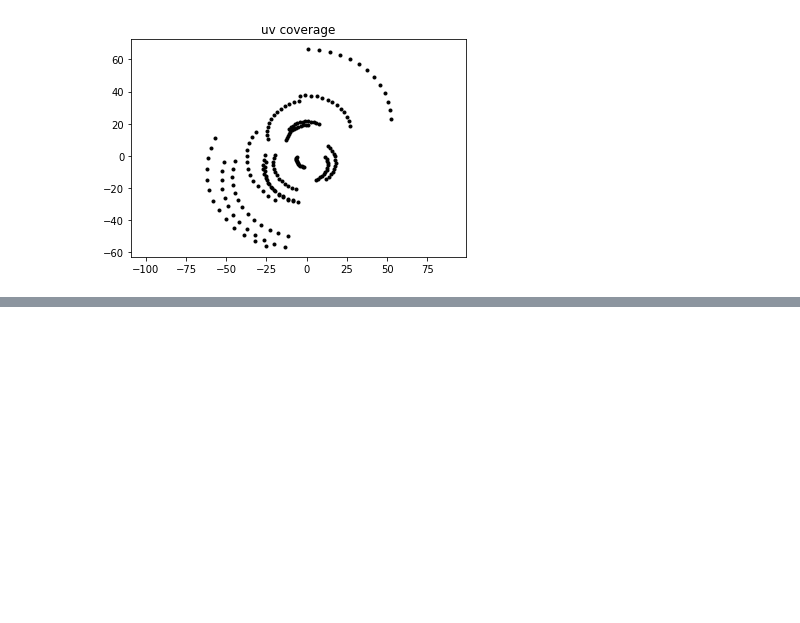
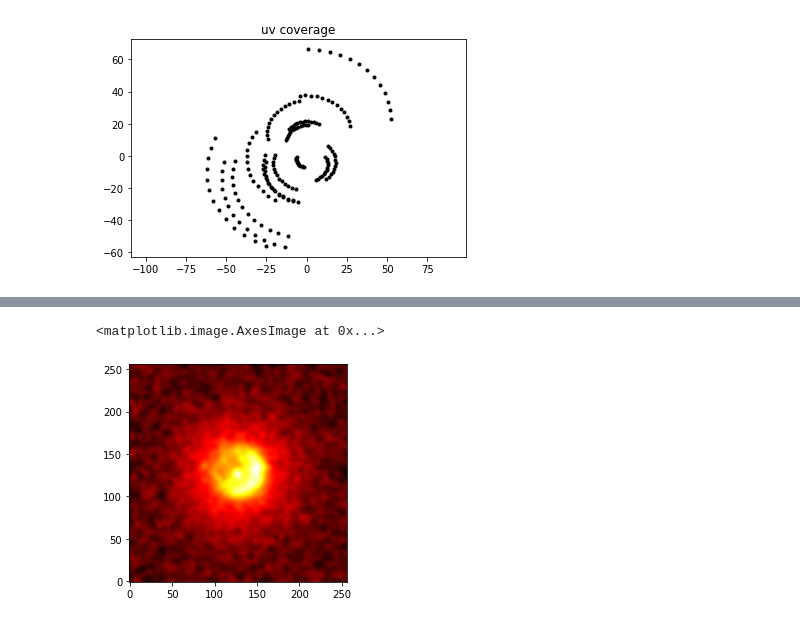
Before and after one commit to AlexandreAdam/ExoRIM, a Jupyter notebook: notebooks/IRBis.ipynb, the cells around one changed output, grey strips where cells are left out. Saved outputs shown, nothing was run; the diff lists cells and outputs as text; code cells hidden in the pictures; blank space fills up the shorter version.

```diff
--- a/notebooks/IRBis.ipynb
+++ b/notebooks/IRBis.ipynb
@@ -348,0 +347,5 @@ plt.plot(amp_ref)
+# %%
+plt.imshow(np.exp(x0),cmap="hot", origin="lower")
+# %% [output]
+<matplotlib.image.AxesImage at 0x...>
+[figure, added]
```
Also changed, not shown: parts of 24 cells of this notebook.
